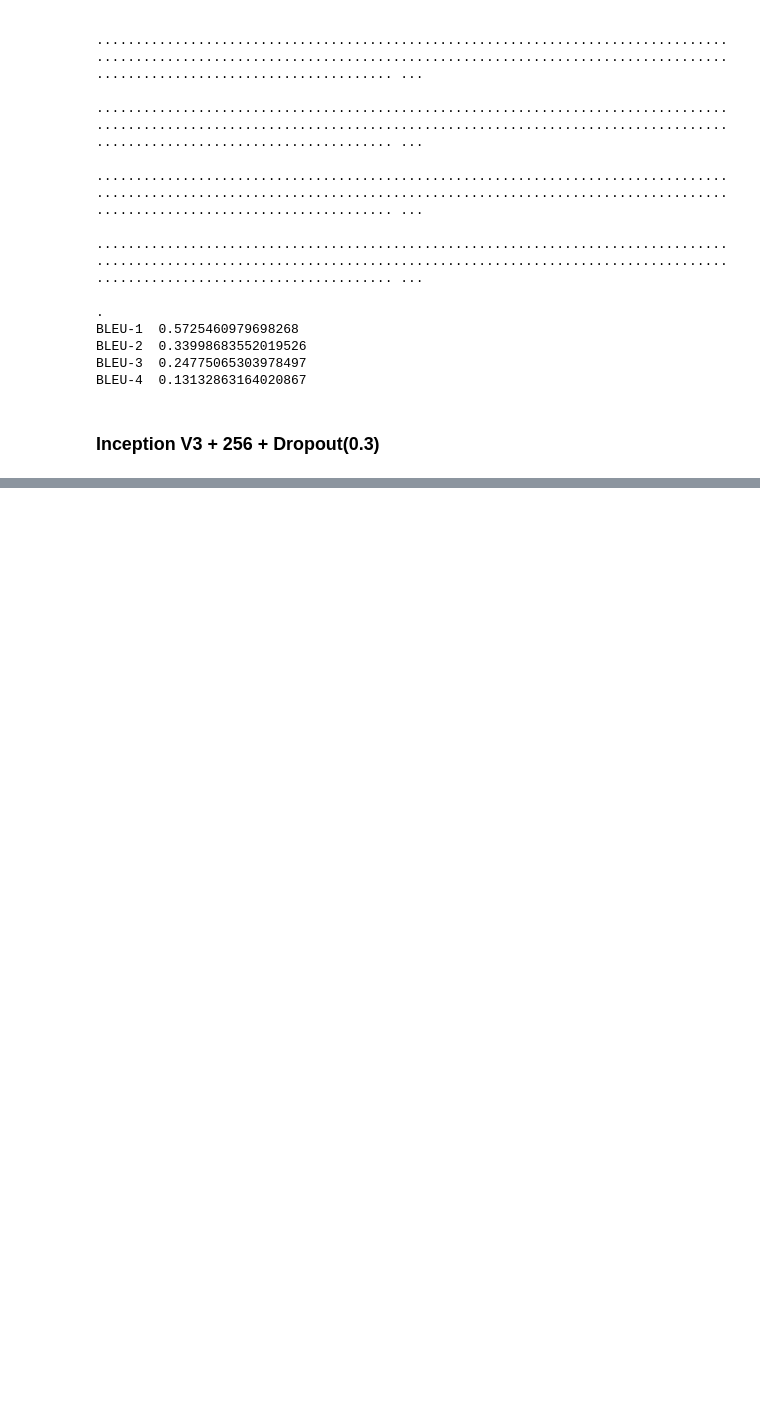
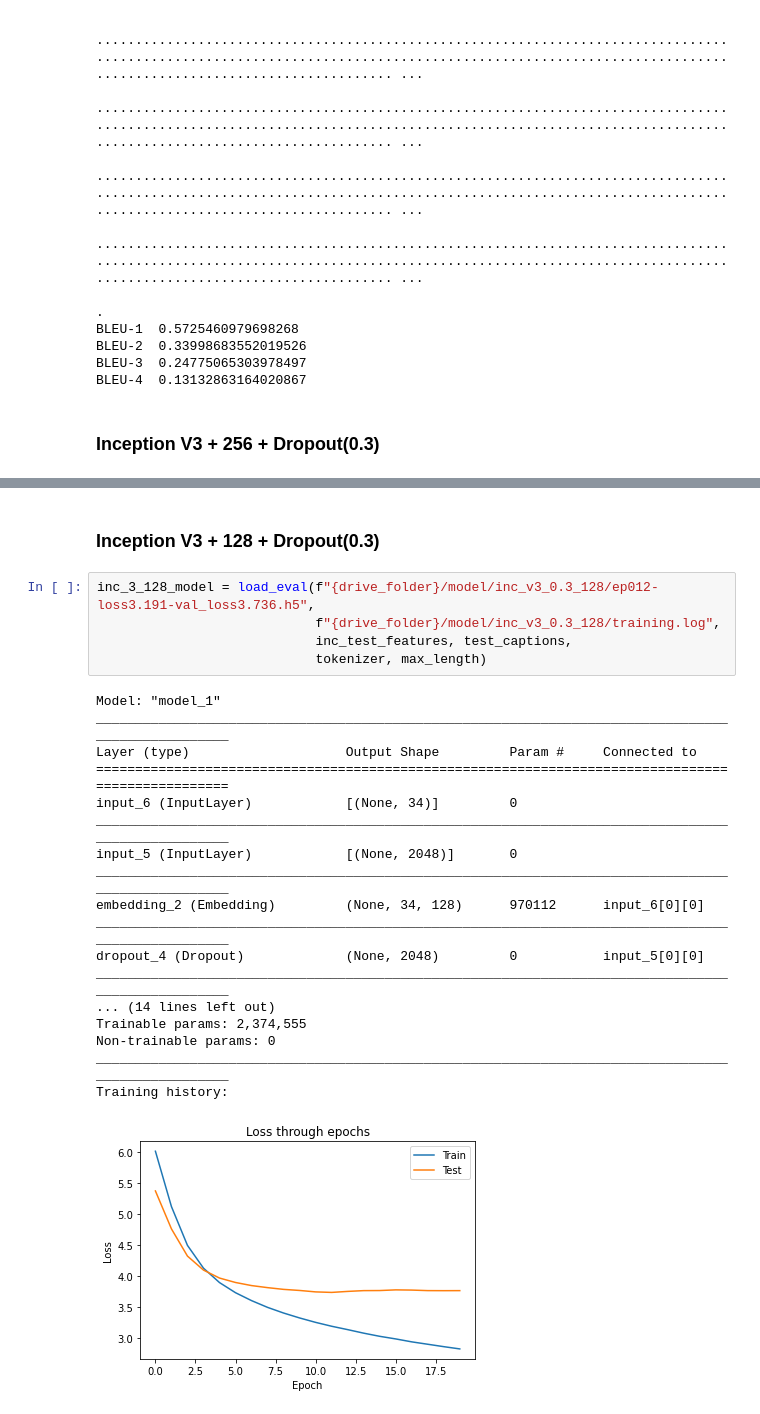
Before and after one commit to LastChanceKatze/image-caption-gen, a Jupyter notebook: img_caption_gen.ipynb, the cells around one changed output, grey strips where cells are left out. Cells and saved outputs as stored; diff of their text form; blank space fills up the shorter version.

Commit message:
add: evaluate all models

```diff
--- a/img_caption_gen.ipynb
+++ b/img_caption_gen.ipynb
@@ -1211,0 +1256,26 @@ inc_3_256_model = load_eval(f"{drive_folder}/model/inc_v3_0.3_256/ep011-loss2.92
+# %% [markdown]
+### Inception V3 + 128 + Dropout(0.3)
+# %%
+inc_3_128_model = load_eval(f"{drive_folder}/model/inc_v3_0.3_128/ep012-loss3.191-val_loss3.736.h5",
+                            f"{drive_folder}/model/inc_v3_0.3_128/training.log",
+                            inc_test_features, test_captions,
+                            tokenizer, max_length)
+# %% [output]
+Model: "model_1"
+__________________________________________________________________________________________________
+Layer (type)                    Output Shape         Param #     Connected to
+==================================================================================================
+input_6 (InputLayer)            [(None, 34)]         0
+__________________________________________________________________________________________________
+input_5 (InputLayer)            [(None, 2048)]       0
+__________________________________________________________________________________________________
+embedding_2 (Embedding)         (None, 34, 128)      970112      input_6[0][0]
+__________________________________________________________________________________________________
+dropout_4 (Dropout)             (None, 2048)         0           input_5[0][0]
+__________________________________________________________________________________________________
+... (14 lines left out)
+Trainable params: 2,374,555
+Non-trainable params: 0
+__________________________________________________________________________________________________
+Training history:
+[figure, added]
```
Also changed, not shown: parts of 33 cells of this notebook.
